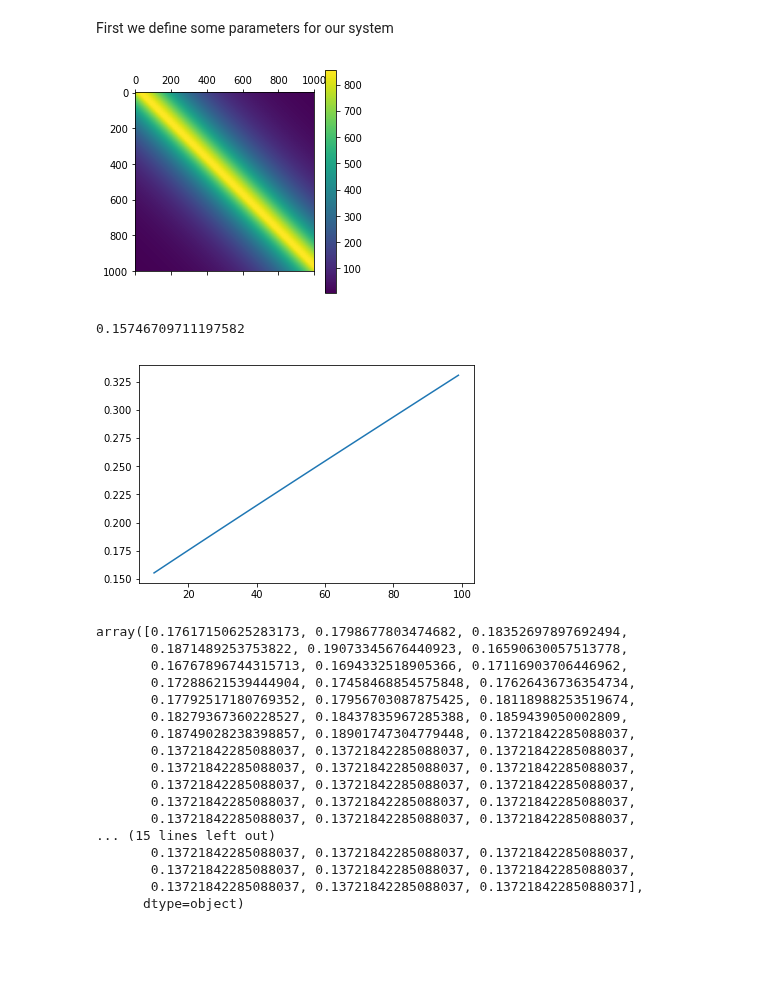
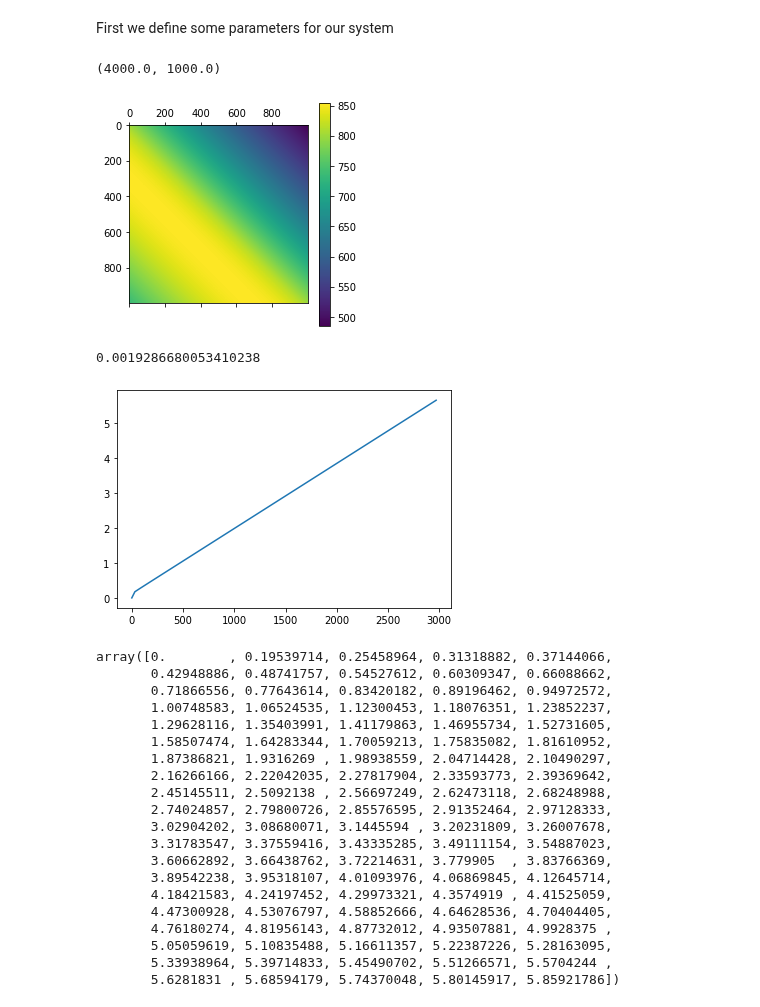
Before and after one commit to manuel-rhdt/master-thesis, a Jupyter notebook: analyzer/Numerical.ipynb, the cells around one changed output. Drawn from its saved outputs; the diff is of its cells as text; code cells hidden in the pictures; blank space fills up the shorter version.

```diff
--- a/analyzer/Numerical.ipynb
+++ b/analyzer/Numerical.ipynb
@@ -10,4 +11,7 @@ rho = 0.005
 mu = 0.02
 mean_s = kappa / lamda
 mean_x = mean_s * rho / mu
+mean_s, mean_x
+# %% [output]
+(4000.0, 1000.0)
 # %%
@@ -40,16 +51,17 @@ def time_matrix(N, delta_t):
     time_stamps = np.expand_dims(np.arange(0, N, delta_t), 0)
     return time_stamps - time_stamps.T
 # %%
-t = time_matrix(1000, 1)
+t = time_matrix(100, 0.1)
 c_ss = corr_ss(t)
 c_sx = corr_sx(t)
 c_xs = corr_xs(t)
 c_xx = corr_xx(t)
-pyplot.matshow(c_sx)
+pyplot.matshow(c_xs)
 pyplot.colorbar();
 # %% [output]
-[figure, old version]
+[figure, new version]
 # %%
+@njit
 def mutual_information_from_matrix(t):
     c_ss = corr_ss(t)
     c_sx = corr_sx(t)
@@ -61,17 +73,23 @@ def mutual_information_from_matrix(t):
     sign, det_c_xx = np.linalg.slogdet(c_xx)
     assert sign == 1
 
-    z = np.block([[c_ss, c_xs], [c_sx, c_xx]])
+    ns = c_ss.shape[0]
+    nx = c_xx.shape[0]
+    z = np.empty((ns + nx, ns + nx))
+    z[:ns, :ns] = c_ss
+    z[:ns, ns:] = c_xs
+    z[ns:, :ns] = c_sx
+    z[ns:, ns:] = c_xx
+
     sign, det_z = np.linalg.slogdet(z)
     assert sign == 1
 
     return 0.5 * (det_c_ss + det_c_xx - det_z)
 # %%
-def mutual_information_(L, delta_t):
+@vectorize
+def mutual_information(L, delta_t):
     return mutual_information_from_matrix(time_matrix(L, delta_t))
-
-mutual_information = np.frompyfunc(mutual_information_, 2, 1)
-# %%
-mutual_information(10, 0.01)
-# %% [output]
-0.15746709711197582
+# %%
+(mutual_information(2500, 0.5) - mutual_information(2000, 0.5)) / 500
+# %% [output]
+0.0019286680053410238
@@ -78,25 +99,28 @@ mutual_information(10, 0.01)
 # %%
-x = np.arange(10, 100)
-pyplot.plot(x, mutual_information(x, 1));
+x = np.arange(0, 3000, 30)
+pyplot.plot(x, mutual_information(x, 10));
 # %% [output]
-[figure, old version]
+[figure, new version]
 # %%
-mutual_information(30, x)
+mutual_information(x, 1)
 # %% [output]
-array([0.17617150625283173, 0.1798677803474682, 0.18352697897692494,
-       0.1871489253753822, 0.19073345676440923, 0.16590630057513778,
-       0.16767896744315713, 0.1694332518905366, 0.17116903706446962,
-       0.17288621539444904, 0.17458468854575848, 0.17626436736354734,
-       0.17792517180769352, 0.17956703087875425, 0.18118988253519674,
-       0.18279367360228527, 0.18437835967285388, 0.1859439050002809,
-       0.18749028238398857, 0.18901747304779448, 0.13721842285088037,
-       0.13721842285088037, 0.13721842285088037, 0.13721842285088037,
-       0.13721842285088037, 0.13721842285088037, 0.13721842285088037,
-       0.13721842285088037, 0.13721842285088037, 0.13721842285088037,
-       0.13721842285088037, 0.13721842285088037, 0.13721842285088037,
-       0.13721842285088037, 0.13721842285088037, 0.13721842285088037,
-... (15 lines left out)
-       0.13721842285088037, 0.13721842285088037, 0.13721842285088037,
-       0.13721842285088037, 0.13721842285088037, 0.13721842285088037,
-       0.13721842285088037, 0.13721842285088037, 0.13721842285088037],
-      dtype=object)
+array([0.        , 0.19539714, 0.25458964, 0.31318882, 0.37144066,
+       0.42948886, 0.48741757, 0.54527612, 0.60309347, 0.66088662,
+       0.71866556, 0.77643614, 0.83420182, 0.89196462, 0.94972572,
+       1.00748583, 1.06524535, 1.12300453, 1.18076351, 1.23852237,
+       1.29628116, 1.35403991, 1.41179863, 1.46955734, 1.52731605,
+       1.58507474, 1.64283344, 1.70059213, 1.75835082, 1.81610952,
+       1.87386821, 1.9316269 , 1.98938559, 2.04714428, 2.10490297,
+       2.16266166, 2.22042035, 2.27817904, 2.33593773, 2.39369642,
+       2.45145511, 2.5092138 , 2.56697249, 2.62473118, 2.68248988,
+       2.74024857, 2.79800726, 2.85576595, 2.91352464, 2.97128333,
+       3.02904202, 3.08680071, 3.1445594 , 3.20231809, 3.26007678,
+       3.31783547, 3.37559416, 3.43335285, 3.49111154, 3.54887023,
+       3.60662892, 3.66438762, 3.72214631, 3.779905  , 3.83766369,
+       3.89542238, 3.95318107, 4.01093976, 4.06869845, 4.12645714,
+       4.18421583, 4.24197452, 4.29973321, 4.3574919 , 4.41525059,
+       4.47300928, 4.53076797, 4.58852666, 4.64628536, 4.70404405,
+       4.76180274, 4.81956143, 4.87732012, 4.93507881, 4.9928375 ,
+       5.05059619, 5.10835488, 5.16611357, 5.22387226, 5.28163095,
+       5.33938964, 5.39714833, 5.45490702, 5.51266571, 5.5704244 ,
+       5.6281831 , 5.68594179, 5.74370048, 5.80145917, 5.85921786])
```
Also changed, not shown: parts of 3 cells of this notebook, 10 other files.
